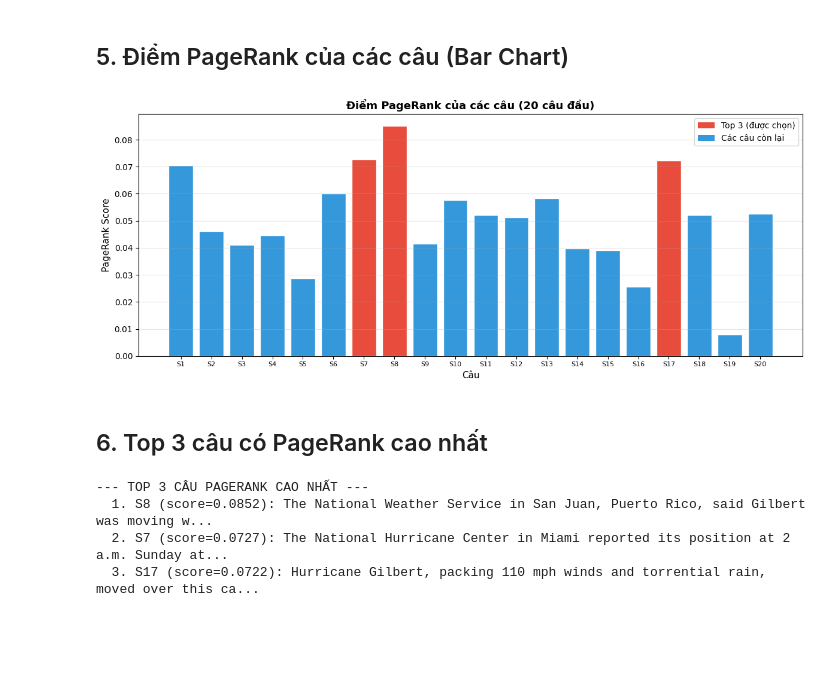
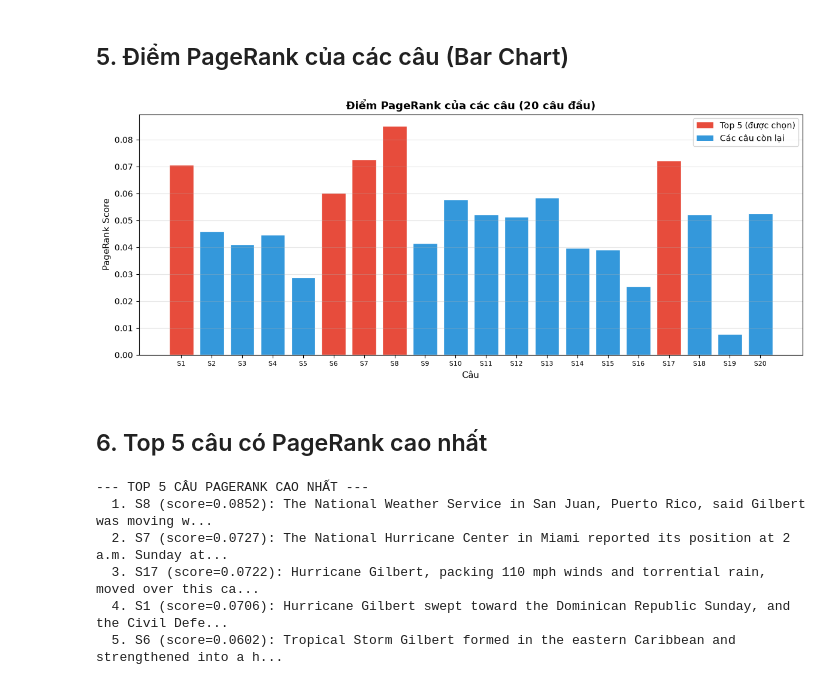
Before and after one commit to Emoughl/Project-NLP-, a Jupyter notebook: notebook/graph_visualization.ipynb, the cells around one changed output. Saved outputs shown, nothing was run; the diff lists cells and outputs as text; code cells hidden in the pictures; blank space fills up the shorter version.

```diff
--- a/notebook/graph_visualization.ipynb
+++ b/notebook/graph_visualization.ipynb
@@ -195,34 +262,36 @@ plt.show()
 # %%
 fig2, ax3 = plt.subplots(figsize=(12, 5))
 ax3.set_title("Điểm PageRank của các câu (20 câu đầu)", fontsize=13, fontweight='bold')
 
-colors = ['#e74c3c' if scores[i] >= sorted(scores.values(), reverse=True)[2]
-          else '#3498db' for i in range(N)]
-bars = ax3.bar(range(N), [scores[i] for i in range(N)], color=colors, edgecolor='white')
+colors = ['#e74c3c' if scores[i] >= sorted(scores.values(), reverse=True)[4]
+          else '#3498db' for i in range(len(sents))]
+bars = ax3.bar(range(len(sents)), [scores[i] for i in range(len(sents))], color=colors, edgecolor='white')
 
 ax3.set_xlabel("Câu", fontsize=11)
 ax3.set_ylabel("PageRank Score", fontsize=11)
-ax3.set_xticks(range(N))
-ax3.set_xticklabels([f"S{i+1}" for i in range(N)], fontsize=8)
+ax3.set_xticks(range(len(sents)))
+ax3.set_xticklabels([f"S{i+1}" for i in range(len(sents))], fontsize=8)
 
-legend_elements = [Patch(facecolor='#e74c3c', label='Top 3 (được chọn)'),
+legend_elements = [Patch(facecolor='#e74c3c', label='Top 5 (được chọn)'),
                    Patch(facecolor='#3498db', label='Các câu còn lại')]
 ax3.legend(handles=legend_elements, fontsize=10)
 
 ax3.grid(axis='y', alpha=0.3)
 plt.tight_layout()
 plt.show()
 # %% [output]
-[figure, old version]
+[figure, new version]
 # %% [markdown]
-## 6. Top 3 câu có PageRank cao nhất
+## 6. Top 5 câu có PageRank cao nhất
 # %%
-print("--- TOP 3 CÂU PAGERANK CAO NHẤT ---")
+print("--- TOP 5 CÂU PAGERANK CAO NHẤT ---")
 ranked = sorted(scores.items(), key=lambda x: x[1], reverse=True)
-for idx, (i, score) in enumerate(ranked[:3]):
+for idx, (i, score) in enumerate(ranked[:5]):
     print(f"  {idx+1}. S{i+1} (score={score:.4f}): {sents[i][:80]}...")
 # %% [output]
---- TOP 3 CÂU PAGERANK CAO NHẤT ---
+--- TOP 5 CÂU PAGERANK CAO NHẤT ---
   1. S8 (score=0.0852): The National Weather Service in San Juan, Puerto Rico, said Gilbert was moving w...
   2. S7 (score=0.0727): The National Hurricane Center in Miami reported its position at 2 a.m. Sunday at...
   3. S17 (score=0.0722): Hurricane Gilbert, packing 110 mph winds and torrential rain, moved over this ca...
+  4. S1 (score=0.0706): Hurricane Gilbert swept toward the Dominican Republic Sunday, and the Civil Defe...
+  5. S6 (score=0.0602): Tropical Storm Gilbert formed in the eastern Caribbean and strengthened into a h...
```
Also changed, not shown: parts of 5 cells of this notebook, 2 other files.
